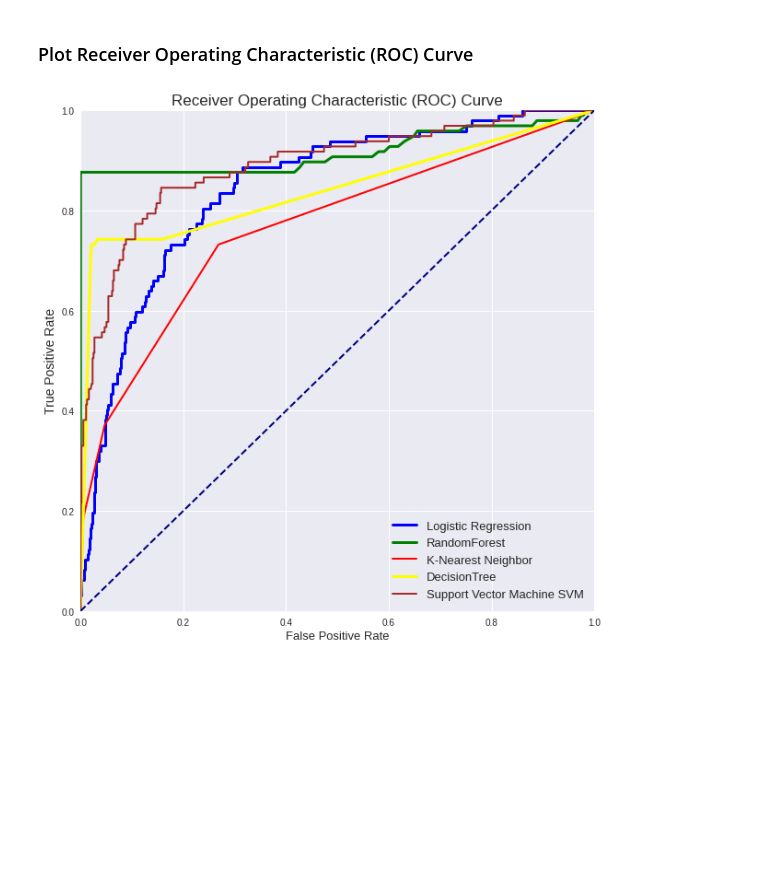
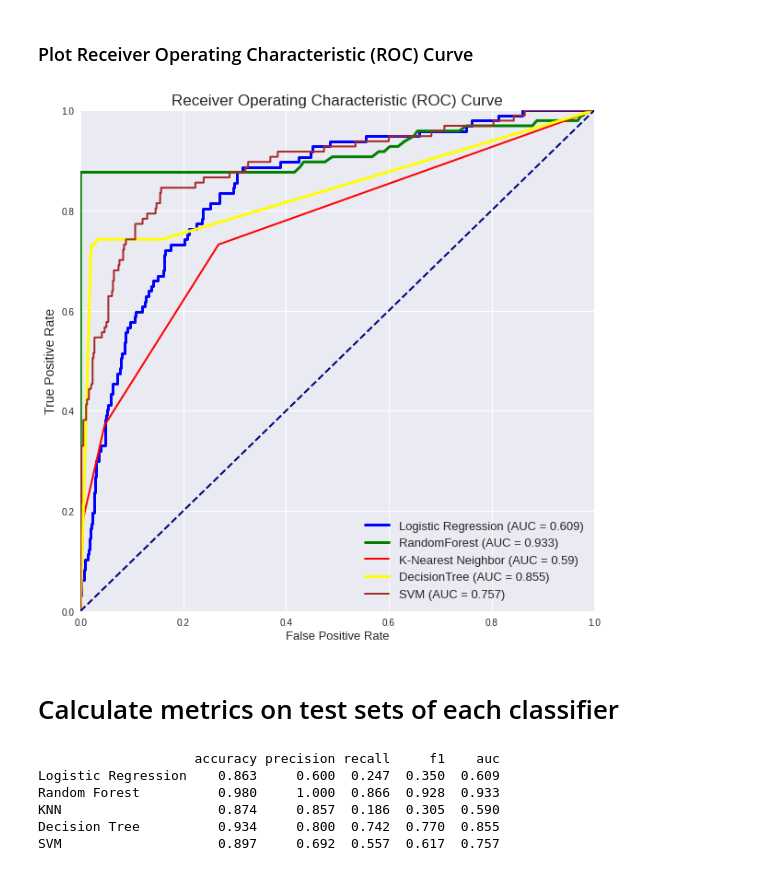
Before and after one commit to linhmai19/dsc-mod-3-project-v2-1-online-ds-sp-000, a Jupyter notebook: customer_churn_analysis_3.ipynb, the cells around one changed output. Saved outputs shown, nothing was run; the diff lists cells and outputs as text; code cells hidden in the pictures; blank space fills up the shorter version.

Commit message:
metrics on test sets of classifiers

```diff
--- a/customer_churn_analysis_3.ipynb
+++ b/customer_churn_analysis_3.ipynb
@@ -589,36 +589,67 @@ plt.figure(figsize=(10,10))
 
 y_pred = gs_logit.predict_proba(X_test)[:,1]
 fpr, tpr, thresholds = roc_curve(y_test, y_pred)
 plt.plot(fpr, tpr, color='blue',
-         lw=3, label='Logistic Regression')
+         lw=3, label='Logistic Regression (AUC = {})'.format(round(roc_auc_score(y_test, predictions), 3)))
 
 y_pred = gs_rfc.predict_proba(X_test)[:,1]
 fpr, tpr, thresholds = roc_curve(y_test, y_pred)
 plt.plot(fpr, tpr, color='green',
-         lw=3, label='RandomForest')
+         lw=3, label='RandomForest (AUC = {})'.format(round(roc_auc_score(y_test, predictions2), 3)))
 
 y_pred = gs_knn.predict_proba(X_test)[:,1]
 fpr, tpr, thresholds = roc_curve(y_test, y_pred)
 plt.plot(fpr, tpr, color='red',
-         lw=2, label='K-Nearest Neighbor')
+         lw=2, label='K-Nearest Neighbor (AUC = {})'.format(round(roc_auc_score(y_test, predictions3), 3)))
 
 y_pred = gs_dtc.predict_proba(X_test)[:,1]
 fpr, tpr, thresholds = roc_curve(y_test, y_pred)
 plt.plot(fpr, tpr, color='yellow',
-         lw=3, label='DecisionTree')
+         lw=3, label='DecisionTree (AUC = {})'.format(round(roc_auc_score(y_test, predictions4), 3)))
 
 y_pred = gs_svm.predict_proba(X_test)[:,1]
 fpr, tpr, thresholds = roc_curve(y_test, y_pred)
 plt.plot(fpr, tpr, color='brown',
-         lw=2, label='Support Vector Machine SVM')
+         lw=2, label='SVM (AUC = {})'.format(round(roc_auc_score(y_test, predictions5), 3)))
 
 plt.plot([0, 1], [0, 1], color='navy', lw=2, linestyle='--')
 plt.xlim([0.0, 1.0])
 plt.ylim([0.0, 1.0])
 plt.xlabel('False Positive Rate', fontsize=13)
 plt.ylabel('True Positive Rate', fontsize=14)
 plt.title('Receiver Operating Characteristic (ROC) Curve', fontsize=17)
 plt.legend(loc='lower right', fontsize=13)
 plt.show()
 # %% [output]
-[figure, old version]
+[figure, new version]
+# %% [markdown]
+# Calculate metrics on test sets of each classifier
+# %%
+classifiers = [gs_logit, gs_rfc, gs_knn, gs_dtc, gs_svm]
+classifier_names = ['Logistic Regression', 'Random Forest', 'KNN', 'Decision Tree', 'SVM']
+auc_scores = [0.60929692, 0.93298969, 0.59008080, 0.85491780, 0.75672889]
+
+accs = []
+recalls = []
+precision = []
+results_table = pd.DataFrame(columns=["accuracy", "precision", "recall", "f1", "auc"])
+
+for (i, clf), name, auc in zip(enumerate(classifiers), classifier_names, auc_scores):
+    y_pred = clf.predict(X_test)
+    row = []
+    row.append(accuracy_score(y_test, y_pred))
+    row.append(precision_score(y_test, y_pred))
+    row.append(recall_score(y_test, y_pred))
+    row.append(f1_score(y_test, y_pred))
+    row.append(auc)
+    row = ["%.3f" % r for r in row]
+    results_table.loc[name] = row
+
+print(results_table)
+# %% [output]
+                    accuracy precision recall     f1    auc
+Logistic Regression    0.863     0.600  0.247  0.350  0.609
+Random Forest          0.980     1.000  0.866  0.928  0.933
+KNN                    0.874     0.857  0.186  0.305  0.590
+Decision Tree          0.934     0.800  0.742  0.770  0.855
+SVM                    0.897     0.692  0.557  0.617  0.757
```
